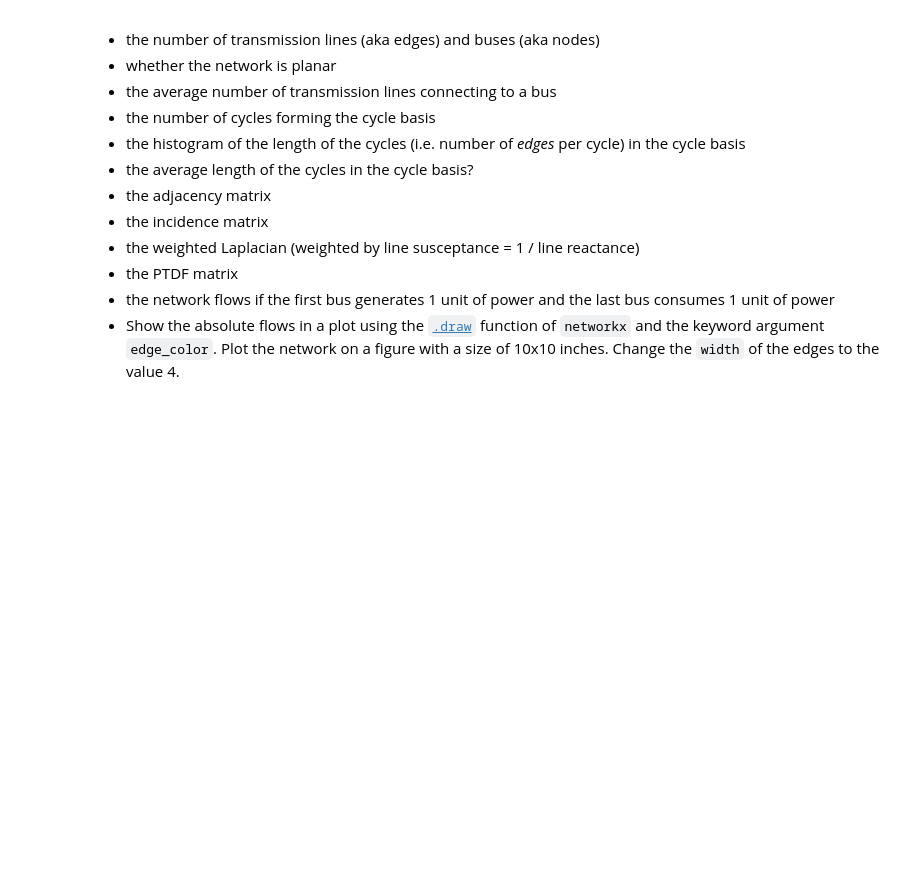
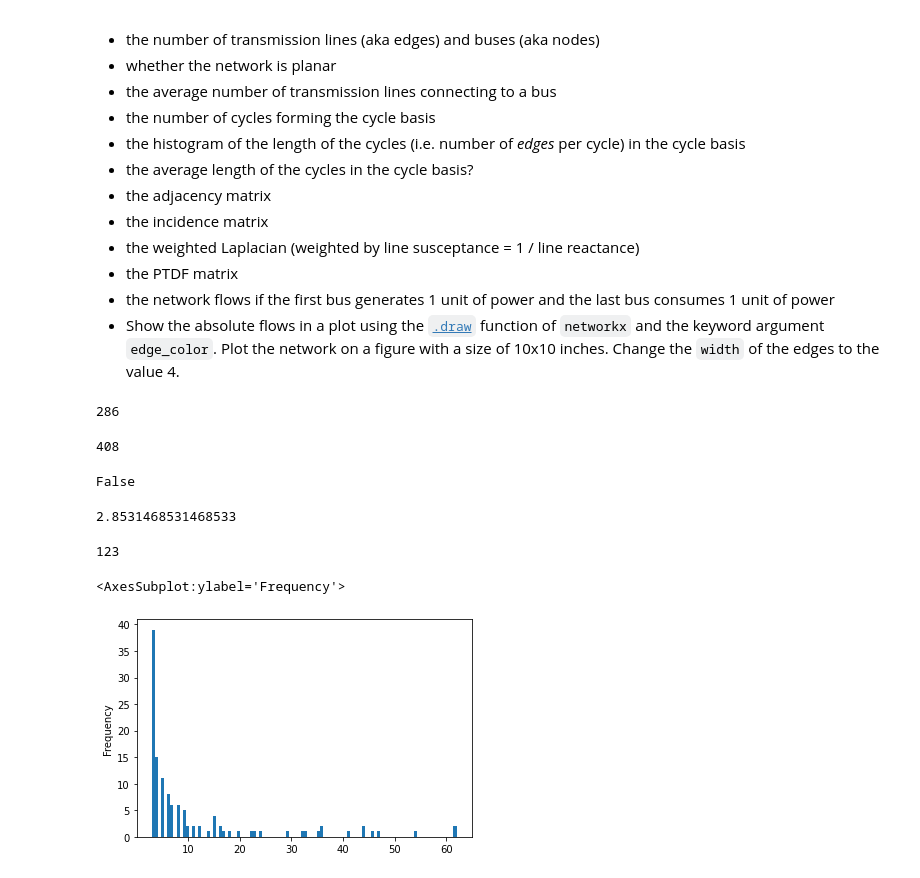
Before and after one commit to fneum/data-science-for-esm, a Jupyter notebook: _sources/07-workshop-networkx.ipynb, the cells around one changed output. Cells and saved outputs as stored; diff of their text form; code cells hidden in the pictures; blank space fills up the shorter version.

```diff
--- a/_sources/07-workshop-networkx.ipynb
+++ b/_sources/07-workshop-networkx.ipynb
@@ -590,0 +611,29 @@ For each subgraph (each represents a synchronous zone), determine
+# %%
+G = subgraphs[3] # iterate here
+# %%
+len(G.nodes)
+# %% [output]
+286
+# %%
+len(G.edges)
+# %% [output]
+408
+# %%
+nx.is_planar(G)
+# %% [output]
+False
+# %%
+pd.Series({k: v for k, v in G.degree}).mean()
+# %% [output]
+2.8531468531468533
+# %%
+len(nx.cycle_basis(G))
+# %% [output]
+123
+# %%
+cycle_length = pd.Series([len(c) for c in nx.cycle_basis(G)])
+# %%
+cycle_length.plot.hist(bins=100)
+# %% [output]
+<AxesSubplot:ylabel='Frequency'>
+[figure, added]
```
Also changed, not shown: parts of 24 cells of this notebook, 32 other files.
